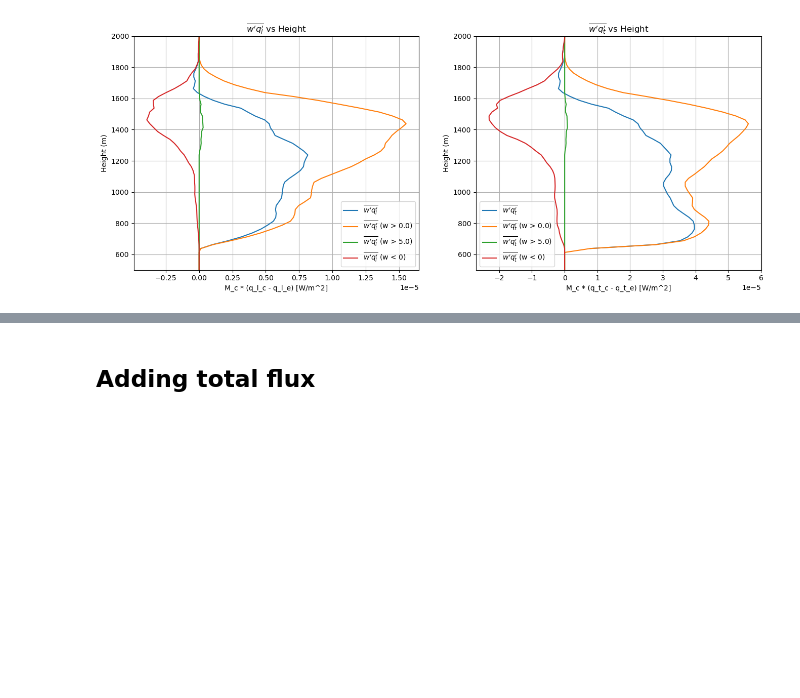
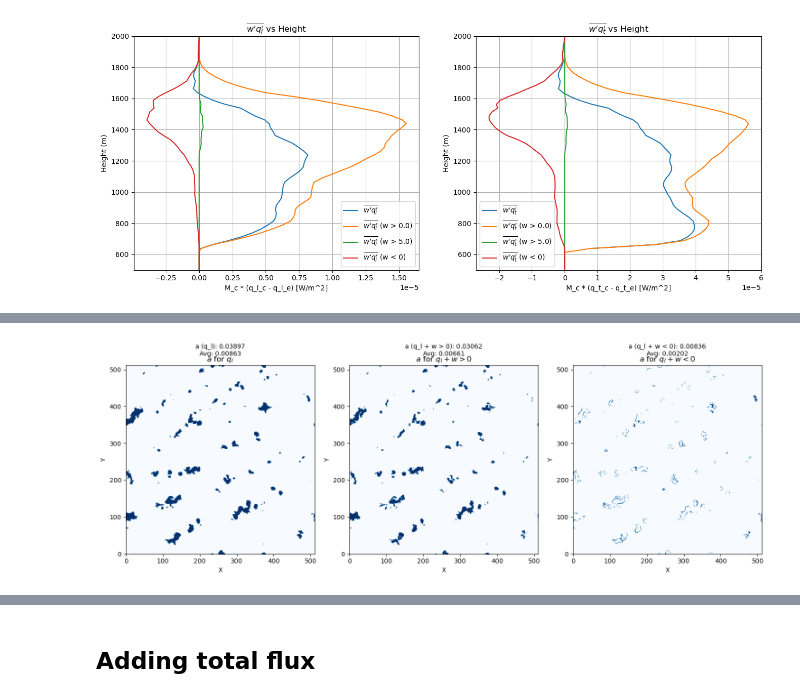
Before and after one commit to jurezgubic/CloudTracking, a Jupyter notebook: analysis/budget_closure.ipynb, the cells around one changed output, grey strips where cells are left out. Cells and saved outputs as stored; diff of their text form; code cells hidden in the pictures; blank space fills up the shorter version.

```diff
--- a/analysis/budget_closure.ipynb
+++ b/analysis/budget_closure.ipynb
@@ -1553,0 +1637,93 @@ plt.show()
+# %%
+import numpy as np
+import netCDF4 as nc
+import matplotlib.pyplot as plt
+
+# Thresholds
+liquid_water_threshold = 0.0000001
+
+# File paths
+w_file = '/Users/jure/PhD/coding/RICO_1hr/rico.w.nc'
+l_file = '/Users/jure/PhD/coding/RICO_1hr/rico.l.nc'
+
+def load_data_all_levels(filename, var_name, timestep):
+    with nc.Dataset(filename) as ds:
+        data = ds[var_name][timestep, :, :, :]  # Extract all levels for the timestep
+    return data
+
+def calculate_area_fractions(w_data, l_data, liquid_water_threshold):
+    a_cloudy_total = []
+    a_cloudy_w_pos_total = []
+    a_cloudy_w_neg_total = []
+
+    for z in range(w_data.shape[0]):
+        # Cloudy masks
+        cloudy_mask = l_data[z, :, :] > liquid_water_threshold
+        cloudy_w_pos_mask = cloudy_mask & (w_data[z, :, :] > 0)
+        cloudy_w_neg_mask = cloudy_mask & (w_data[z, :, :] < 0)
+
+        a_cloudy_total.append(np.mean(cloudy_mask))
+        a_cloudy_w_pos_total.append(np.mean(cloudy_w_pos_mask))
+        a_cloudy_w_neg_total.append(np.mean(cloudy_w_neg_mask))
+
+    # Calculate averages over all levels
+    a_cloudy_avg = np.mean(a_cloudy_total)
+    a_cloudy_w_pos_avg = np.mean(a_cloudy_w_pos_total)
+    a_cloudy_w_neg_avg = np.mean(a_cloudy_w_neg_total)
+
+    return a_cloudy_total, a_cloudy_w_pos_total, a_cloudy_w_neg_total, a_cloudy_avg, a_cloudy_w_pos_avg, a_cloudy_w_neg_avg
+
+# Specify the timestep and height level to analyze
+timestep = 15
+height_level = 40  # Change this to your desired height level
+
+# Load data for the specified timestep
+w_data = load_data_all_levels(w_file, 'w', timestep)
+l_data = load_data_all_levels(l_file, 'l', timestep)
+
+# Extract data for the specified height level
+w_data_height = w_data[height_level, :, :]
+l_data_height = l_data[height_level, :, :]
+
+# Calculate area fractions for the specified height level
+cloudy_mask = l_data_height > liquid_water_threshold
+cloudy_w_pos_mask = cloudy_mask & (w_data_height > 0)
+cloudy_w_neg_mask = cloudy_mask & (w_data_height < 0)
+
+a_cloudy = np.mean(cloudy_mask)
+a_cloudy_w_pos = np.mean(cloudy_w_pos_mask)
+a_cloudy_w_neg = np.mean(cloudy_w_neg_mask)
+
+# Calculate area fractions averaged over all levels
+a_cloudy_total, a_cloudy_w_pos_total, a_cloudy_w_neg_total, a_cloudy_avg, a_cloudy_w_pos_avg, a_cloudy_w_neg_avg = calculate_area_fractions(
+    w_data, l_data, liquid_water_threshold
+)
+
+# Create plots
+fig, (ax1, ax2, ax3) = plt.subplots(1, 3, figsize=(15, 5))
+
+# Plot fraction for q_l
+ax1.imshow(cloudy_mask, cmap='Blues', origin='lower')
+ax1.set_title(r'$a$ for $q_l$')
+ax1.set_xlabel('X')
+ax1.set_ylabel('Y')
+ax1.text(0.5, 1.05, f'a (q_l): {a_cloudy:.5f}\nAvg: {a_cloudy_avg:.5f}', transform=ax1.transAxes, ha='center')
+
+# Plot fraction for q_l + w > 0
+ax2.imshow(cloudy_w_pos_mask, cmap='Blues', origin='lower')
+ax2.set_title(r'$a$ for $q_l + w > 0$')
+ax2.set_xlabel('X')
+ax2.set_ylabel('Y')
+ax2.text(0.5, 1.05, f'a (q_l + w > 0): {a_cloudy_w_pos:.5f}\nAvg: {a_cloudy_w_pos_avg:.5f}', transform=ax2.transAxes, ha='center')
+
+# Plot fraction for q_l + w < 0
+ax3.imshow(cloudy_w_neg_mask, cmap='Blues', origin='lower')
+ax3.set_title(r'$a$ for $q_l + w < 0$')
+ax3.set_xlabel('X')
+ax3.set_ylabel('Y')
+ax3.text(0.5, 1.05, f'a (q_l + w < 0): {a_cloudy_w_neg:.5f}\nAvg: {a_cloudy_w_neg_avg:.5f}', transform=ax3.transAxes, ha='center')
+
+plt.tight_layout()
+plt.show()
+# %% [output]
+[figure, added]
```
Also changed, not shown: parts of 15 cells of this notebook.
